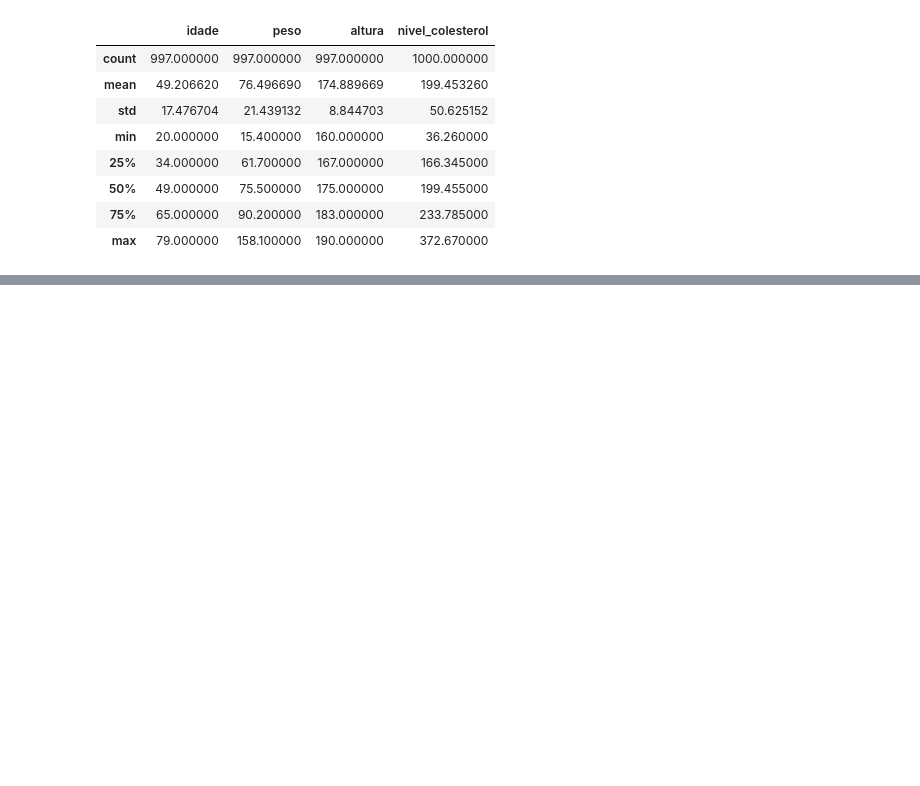
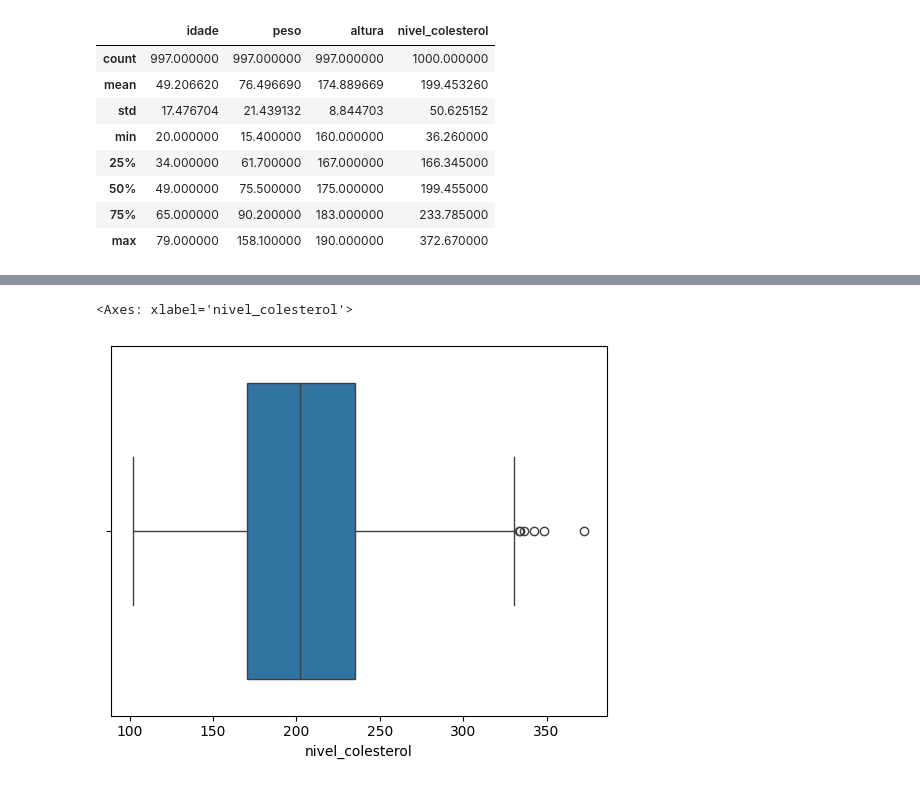
Before and after one commit to HikaroRibeiro/modelo_colesterol, a Jupyter notebook: modelo_colesterol.ipynb, the cells around one changed output, grey strips where cells are left out. Cells and saved outputs as stored; diff of their text form; code cells hidden in the pictures; blank space fills up the shorter version.

```diff
--- a/modelo_colesterol.ipynb
+++ b/modelo_colesterol.ipynb
@@ -131,0 +215,5 @@ df_colesterol_eda.fillna(value={'grupo_sanguineo': moda_grupo_sang[0],
+# %%
+sns.boxplot(data=df_colesterol_eda, x='nivel_colesterol')
+# %% [output]
+<Axes: xlabel='nivel_colesterol'>
+[figure, added]
```
Also changed, not shown: parts of 10 cells of this notebook.
